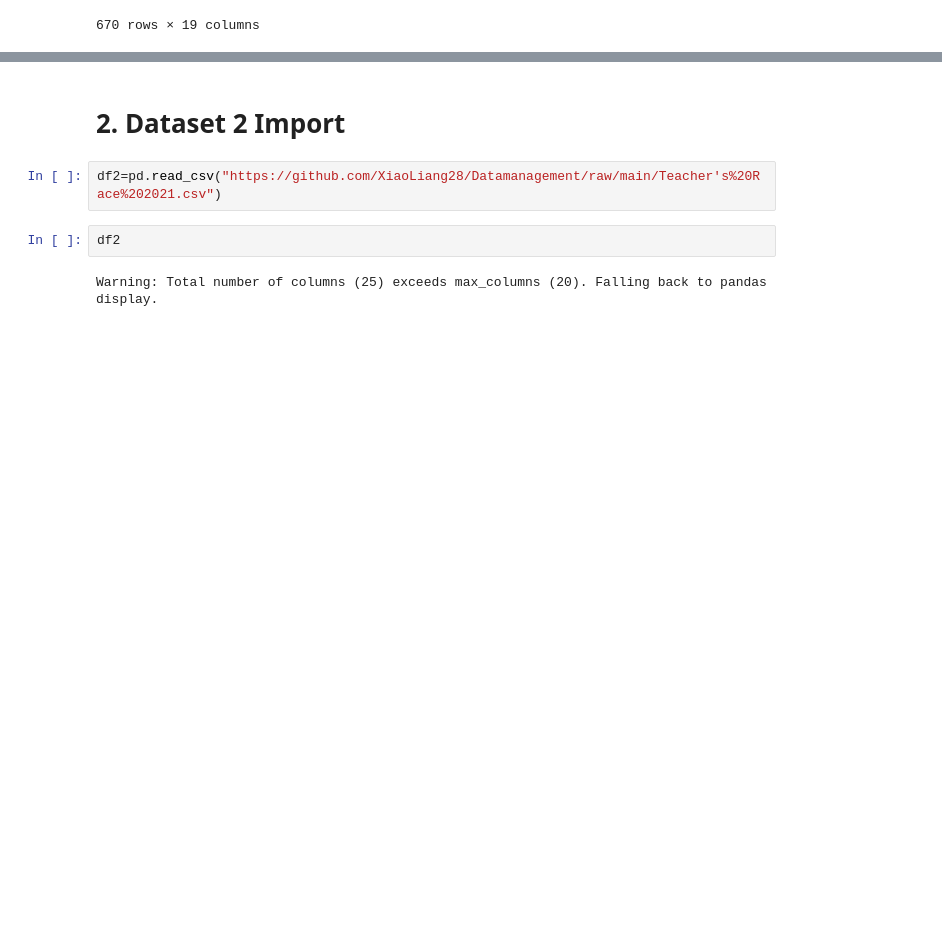
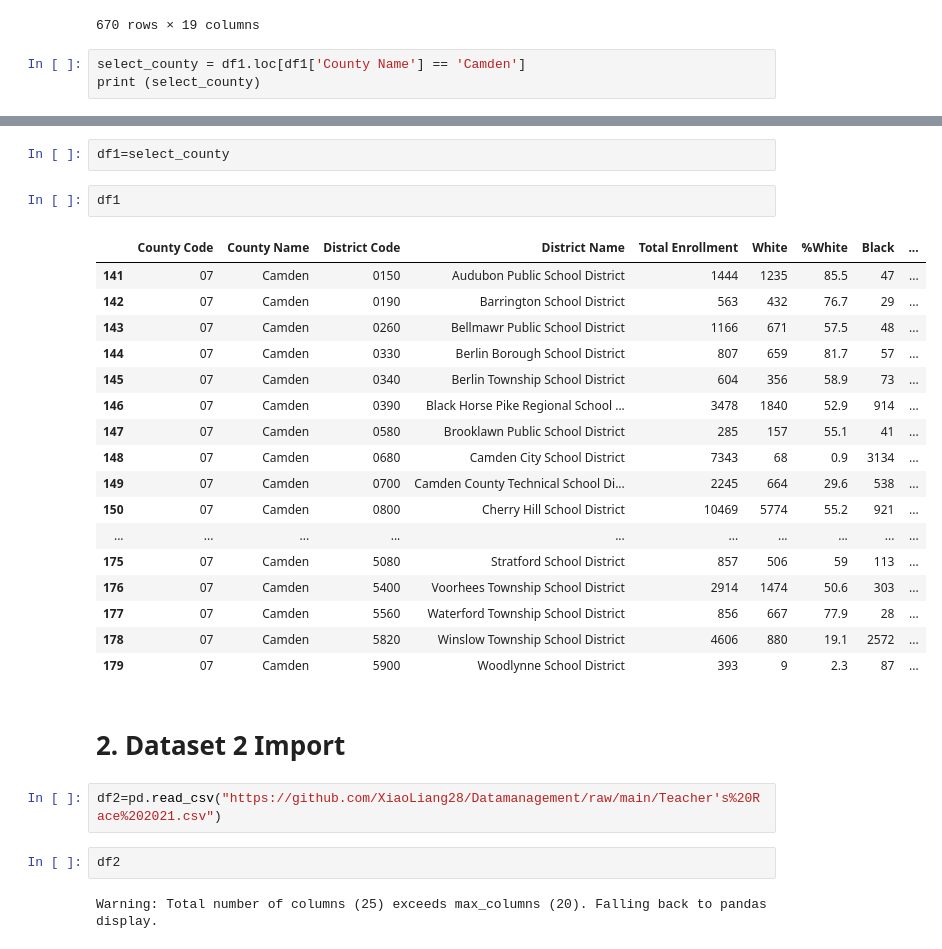
Before and after one commit to XiaoLiang28/Datamanagement, a Jupyter notebook: PS2.ipynb, the cells around one changed output, grey strips where cells are left out. Saved outputs shown, nothing was run; the diff lists cells and outputs as text; blank space fills up the shorter version.

```diff
--- a/PS2.ipynb
+++ b/PS2.ipynb
@@ -179,3 +179,6 @@ df1
 | 670 | 80 | Charters | 8065 | University Heights Charter School | 858 | 0 | 0 | 724 | ... |
 | 671 | 80 | Charters | 8140 | The Village Charter School | 363 | 4 | 1.1 | 345 | ... |
 670 rows × 19 columns
+# %%
+select_county = df1.loc[df1['County Name'] == 'Camden']
+print (select_county)
@@ -182,3 +203,25 @@ df1
+# %%
+df1=select_county
+# %%
+df1
+# %% [output]
+|  | County Code | County Name | District Code | District Name | Total Enrollment | White | %White | Black | ... |
+| 141 | 07 | Camden | 0150 | Audubon Public School District | 1444 | 1235 | 85.5 | 47 | ... |
+| 142 | 07 | Camden | 0190 | Barrington School District | 563 | 432 | 76.7 | 29 | ... |
+| 143 | 07 | Camden | 0260 | Bellmawr Public School District | 1166 | 671 | 57.5 | 48 | ... |
+| 144 | 07 | Camden | 0330 | Berlin Borough School District | 807 | 659 | 81.7 | 57 | ... |
+| 145 | 07 | Camden | 0340 | Berlin Township School District | 604 | 356 | 58.9 | 73 | ... |
+| 146 | 07 | Camden | 0390 | Black Horse Pike Regional School ... | 3478 | 1840 | 52.9 | 914 | ... |
+| 147 | 07 | Camden | 0580 | Brooklawn Public School District | 285 | 157 | 55.1 | 41 | ... |
+| 148 | 07 | Camden | 0680 | Camden City School District | 7343 | 68 | 0.9 | 3134 | ... |
+| 149 | 07 | Camden | 0700 | Camden County Technical School Di... | 2245 | 664 | 29.6 | 538 | ... |
+| 150 | 07 | Camden | 0800 | Cherry Hill School District | 10469 | 5774 | 55.2 | 921 | ... |
+| ... | ... | ... | ... | ... | ... | ... | ... | ... | ... |
+| 175 | 07 | Camden | 5080 | Stratford School District | 857 | 506 | 59 | 113 | ... |
+| 176 | 07 | Camden | 5400 | Voorhees Township School District | 2914 | 1474 | 50.6 | 303 | ... |
+| 177 | 07 | Camden | 5560 | Waterford Township School District | 856 | 667 | 77.9 | 28 | ... |
+| 178 | 07 | Camden | 5820 | Winslow Township School District | 4606 | 880 | 19.1 | 2572 | ... |
+| 179 | 07 | Camden | 5900 | Woodlynne School District | 393 | 9 | 2.3 | 87 | ... |
 # %% [markdown]
 # 2. Dataset 2 Import
 # %%
```
Also changed, not shown: parts of 4 cells of this notebook.
